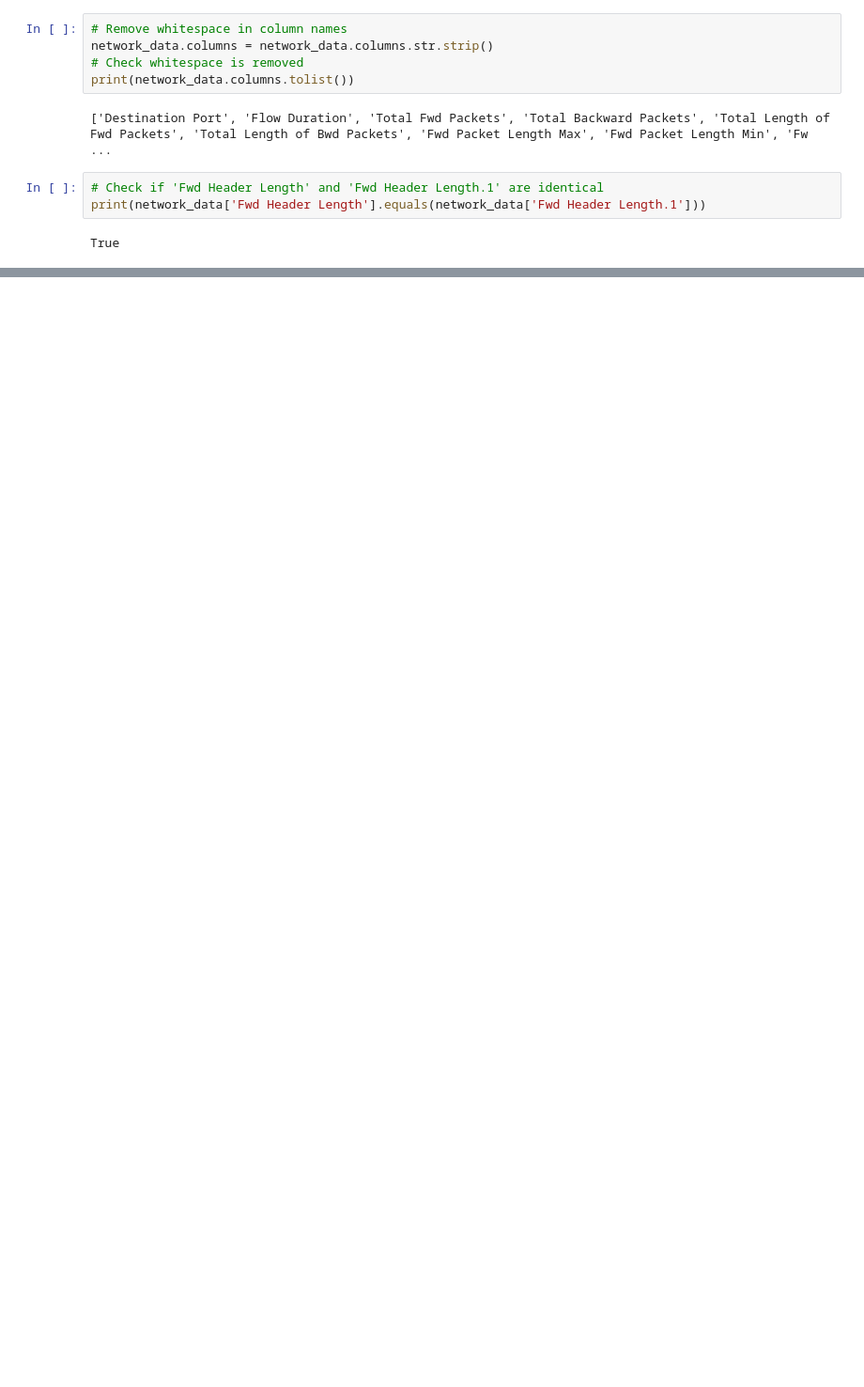
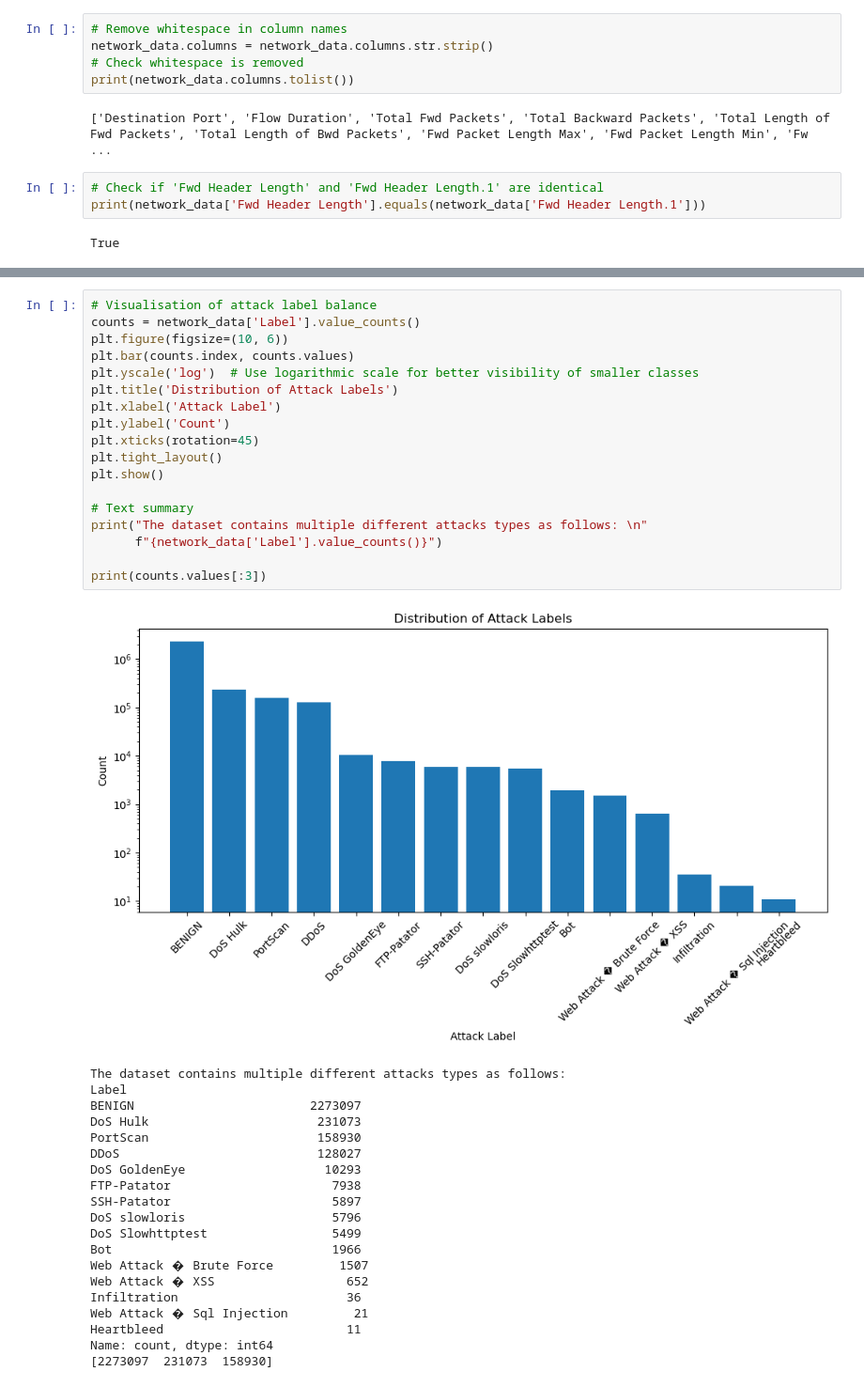
Before and after one commit to StanSouthwick/network-anomaly-detector, a Jupyter notebook: notebooks/01_eda.ipynb, the cells around one changed output, grey strips where cells are left out. Shown at 94% size. Saved outputs shown, nothing was run; the diff lists cells and outputs as text; blank space fills up the shorter version.

```diff
--- a/notebooks/01_eda.ipynb
+++ b/notebooks/01_eda.ipynb
@@ -71,0 +121,39 @@ True
+# %%
+# Visualisation of attack label balance
+counts = network_data['Label'].value_counts()
+plt.figure(figsize=(10, 6))
+plt.bar(counts.index, counts.values)
+plt.yscale('log')  # Use logarithmic scale for better visibility of smaller classes
+plt.title('Distribution of Attack Labels')
+plt.xlabel('Attack Label')
+plt.ylabel('Count')
+plt.xticks(rotation=45)
+plt.tight_layout()
+plt.show()
+
+# Text summary
+print("The dataset contains multiple different attacks types as follows: \n"
+      f"{network_data['Label'].value_counts()}")
+
+print(counts.values[:3])
+# %% [output]
+[figure, added]
+The dataset contains multiple different attacks types as follows:
+Label
+BENIGN                        2273097
+DoS Hulk                       231073
+PortScan                       158930
+DDoS                           128027
+DoS GoldenEye                   10293
+FTP-Patator                      7938
+SSH-Patator                      5897
+DoS slowloris                    5796
+DoS Slowhttptest                 5499
+Bot                              1966
+Web Attack � Brute Force         1507
+Web Attack � XSS                  652
+Infiltration                       36
+Web Attack � Sql Injection         21
+Heartbleed                         11
+Name: count, dtype: int64
+[2273097  231073  158930]
```
Also changed, not shown: parts of 11 cells of this notebook.
